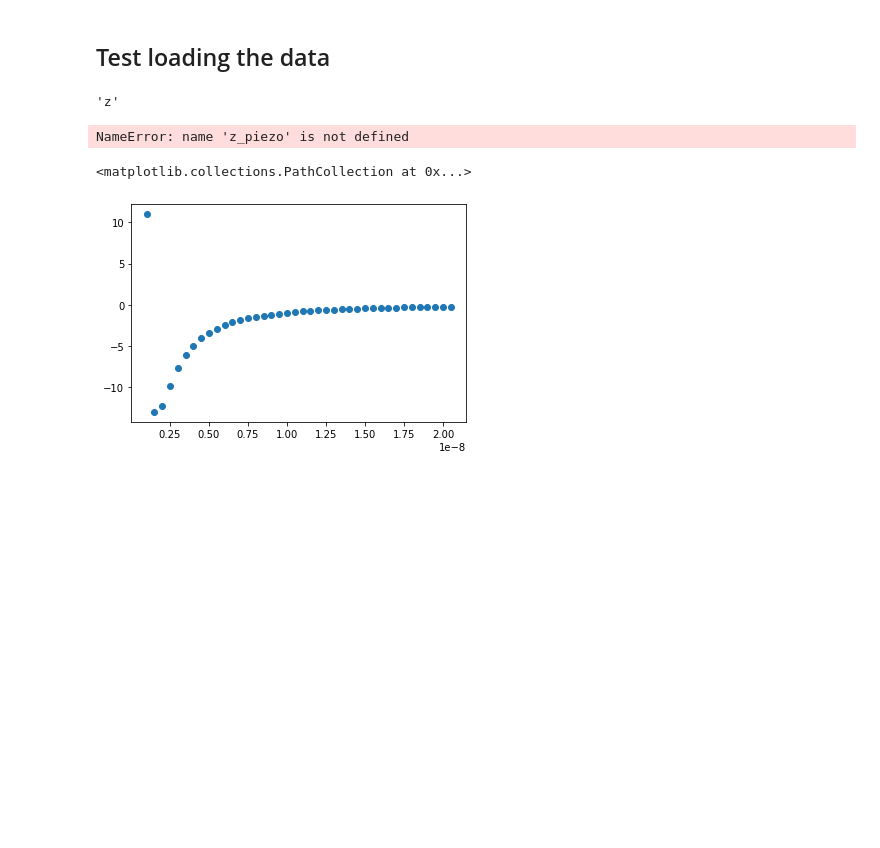
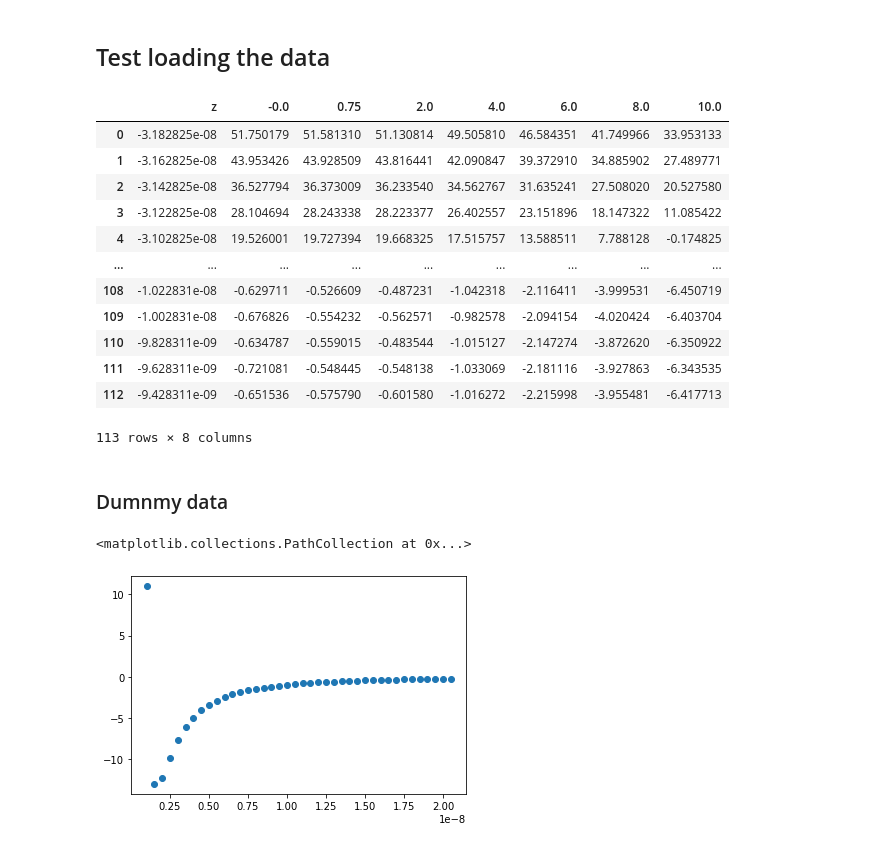
Before and after one commit to phys201/nc_AFM, a Jupyter notebook: df_to_force.ipynb, the cells around one changed output. Drawn from its saved outputs; the diff is of its cells as text; code cells hidden in the pictures; blank space fills up the shorter version.

```diff
--- a/df_to_force.ipynb
+++ b/df_to_force.ipynb
@@ -16,17 +16,34 @@ path = io.get_example_data_file_path(filename, data_dir = additional_path)
 
 z_df_dataframe = io.load_data(path)
 # %%
-z_df_dataframe.columns[0]
+z_df_dataframe
 # %% [output]
+|  | z | -0.0 | 0.75 | 2.0 | 4.0 | 6.0 | 8.0 | 10.0 |
+| 0 | -3.182825e-08 | 51.750179 | 51.581310 | 51.130814 | 49.505810 | 46.584351 | 41.749966 | 33.953133 |
+| 1 | -3.162825e-08 | 43.953426 | 43.928509 | 43.816441 | 42.090847 | 39.372910 | 34.885902 | 27.489771 |
+| 2 | -3.142825e-08 | 36.527794 | 36.373009 | 36.233540 | 34.562767 | 31.635241 | 27.508020 | 20.527580 |
+| 3 | -3.122825e-08 | 28.104694 | 28.243338 | 28.223377 | 26.402557 | 23.151896 | 18.147322 | 11.085422 |
+| 4 | -3.102825e-08 | 19.526001 | 19.727394 | 19.668325 | 17.515757 | 13.588511 | 7.788128 | -0.174825 |
+| ... | ... | ... | ... | ... | ... | ... | ... | ... |
+| 108 | -1.022831e-08 | -0.629711 | -0.526609 | -0.487231 | -1.042318 | -2.116411 | -3.999531 | -6.450719 |
+| 109 | -1.002831e-08 | -0.676826 | -0.554232 | -0.562571 | -0.982578 | -2.094154 | -4.020424 | -6.403704 |
+| 110 | -9.828311e-09 | -0.634787 | -0.559015 | -0.483544 | -1.015127 | -2.147274 | -3.872620 | -6.350922 |
+| 111 | -9.628311e-09 | -0.721081 | -0.548445 | -0.548138 | -1.033069 | -2.181116 | -3.927863 | -6.343535 |
+| 112 | -9.428311e-09 | -0.651536 | -0.575790 | -0.601580 | -1.016272 | -2.215998 | -3.955481 | -6.417713 |
-'z'
+113 rows × 8 columns
 # %%
+#define experimental parameters
+
+#amplitude, set to 0.5 nm
 a = 0.5*10**-9
+
+#spring constant, 1800 N/m
 k = 1800
+
+#central frequency Hz
 f_0 = 19796.5
-
-z_real = z_piezo - z_piezo[0] +1*10**(-9)
-# %% [output]
-NameError: name 'z_piezo' is not defined
+# %% [markdown]
+### Dumnmy data
 # %%
 dummy_a = 1*10**-9
 dummy_k = 2000
```
Also changed, not shown: parts of 7 cells of this notebook, 1 other file.
